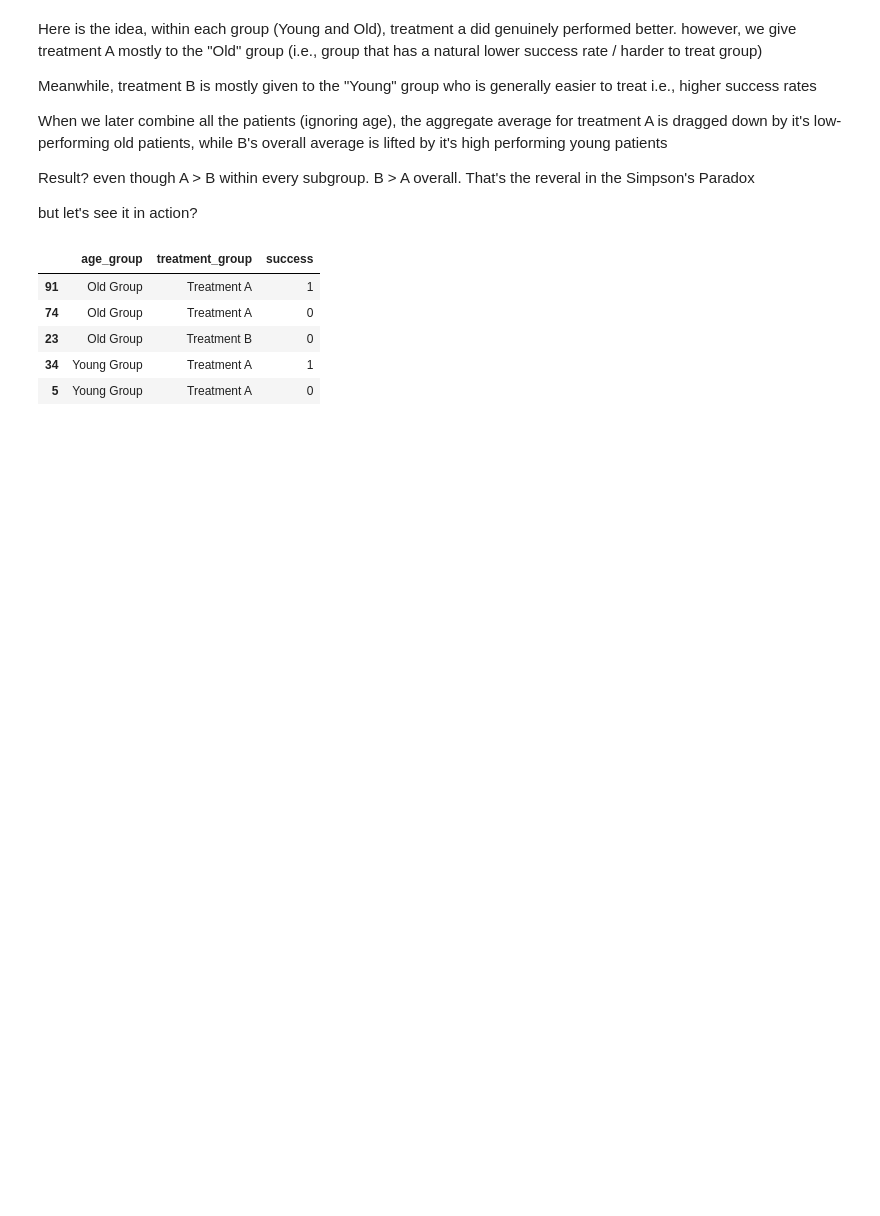
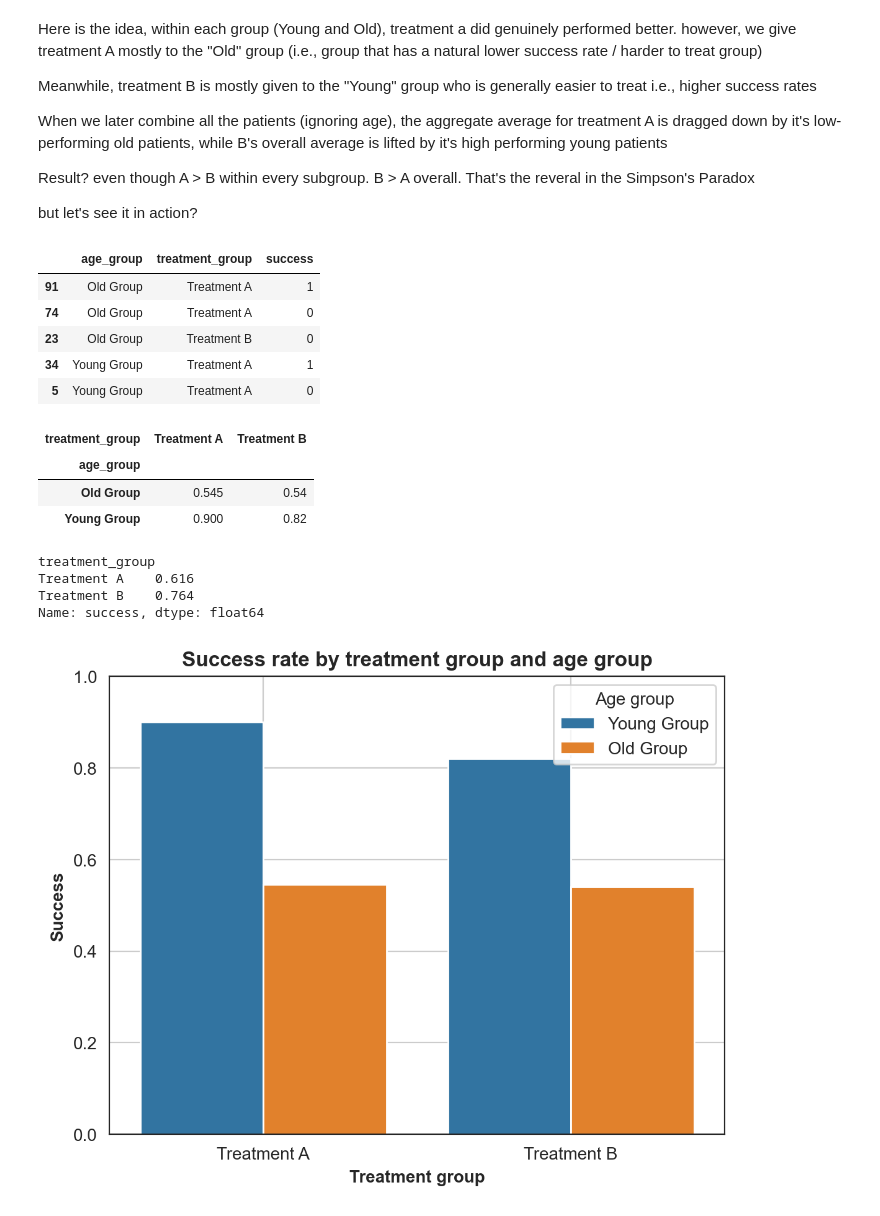
Before and after one commit to Asifdotexe/playground-repo, a Jupyter notebook: code/issue-17-as-simpsons-paradox.ipynb, the cells around one changed output. Cells and saved outputs as stored; diff of their text form; code cells hidden in the pictures; blank space fills up the shorter version.

Commit message:
#17 updated the plots

```diff
--- a/code/issue-17-as-simpsons-paradox.ipynb
+++ b/code/issue-17-as-simpsons-paradox.ipynb
@@ -3,6 +3,9 @@ import numpy as np
 import pandas as pd
 import matplotlib.pyplot as plt
 import seaborn as sns
+
+sns.set_style('white')
+plt.rcParams['figure.dpi'] = 200
 # %%
 # setting a seed for reproducibility
 np.random.seed(423)
@@ -65,3 +68,33 @@ df.sample(5)
 | 23 | Old Group | Treatment B | 0 |
 | 34 | Young Group | Treatment A | 1 |
 | 5 | Young Group | Treatment A | 0 |
+# %%
+# Calculating the success rates for the age and treatment group
+df.groupby(['age_group', 'treatment_group']) \
+    .success.mean()\
+    .unstack()\
+    .round(3)
+# %% [output]
+| treatment_group | Treatment A | Treatment B |
+| age_group |  |  |
+| Old Group | 0.545 | 0.54 |
+| Young Group | 0.900 | 0.82 |
+# %%
+# calculate the success rate for just the treatment groups
+df.groupby('treatment_group').success.mean().round(3)
+# %% [output]
+treatment_group
+Treatment A    0.616
+Treatment B    0.764
+Name: success, dtype: float64
+# %%
+sns.barplot(df, x='treatment_group', y='success', hue='age_group', errorbar=None)
+plt.title("Success rate by treatment group and age group", fontweight='bold')
+plt.ylim(0, 1)
+plt.xlabel("Treatment group", fontweight='bold')
+plt.ylabel("Success", fontweight='bold')
+plt.legend(title='Age group')
+plt.grid()
+plt.show()
+# %% [output]
+[figure, added]
```
Also changed, not shown: parts of 1 cell of this notebook.
